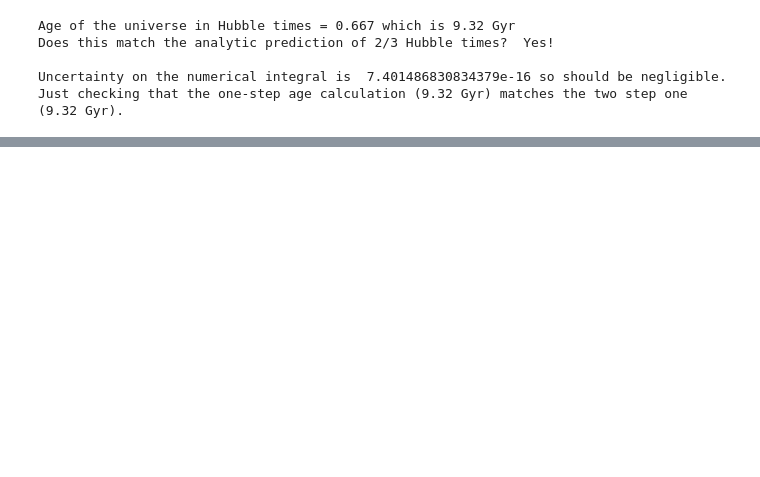
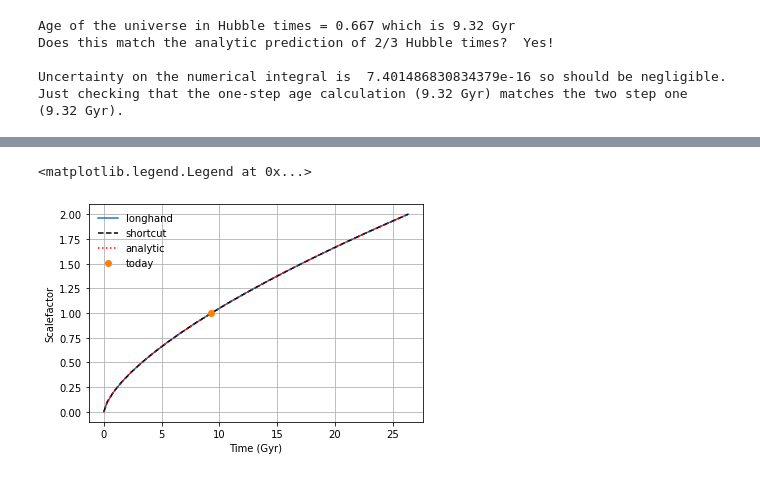
Before and after one commit to Eldred777/Cosmological_Project, a Jupyter notebook: CosmologyIntroduction/Ciaran.ipynb, the cells around one changed output, grey strips where cells are left out. Cells and saved outputs as stored; diff of their text form; code cells hidden in the pictures; blank space fills up the shorter version.

```diff
--- a/CosmologyIntroduction/Ciaran.ipynb
+++ b/CosmologyIntroduction/Ciaran.ipynb
@@ -62,0 +115,16 @@ age_double_Gyr=1.21895141649746
+# %%
+# You might be interested to know that python has some shortcuts.  The whole step above (except the plotting) can be done in one line:
+t2_Gyr = np.array([integrate.quad(adotinv_flatmatter, 0, a_end)[0] for a_end in a_arr])/H0y
+
+fig, ax = plt.subplots()
+ax.plot(t_Gyr,a_arr,label='longhand') # Plot original from above
+ax.plot(t2_Gyr,a_arr,'--',color='black',label='shortcut') # Plot new one-line calculation to show it is the same
+ax.plot(t_analytic_Gyr, a_arr,':',color='red',label='analytic')
+ax.plot(age_Gyr, 1.0,'o',label='today') # Put a dot at the current time
+ax.set_xlabel('Time (Gyr)')
+ax.set_ylabel('Scalefactor')
+ax.grid()
+ax.legend(frameon=False)
+# %% [output]
+<matplotlib.legend.Legend at 0x...>
+[figure, added]
```
Also changed, not shown: parts of 25 cells of this notebook, 1 other file.
